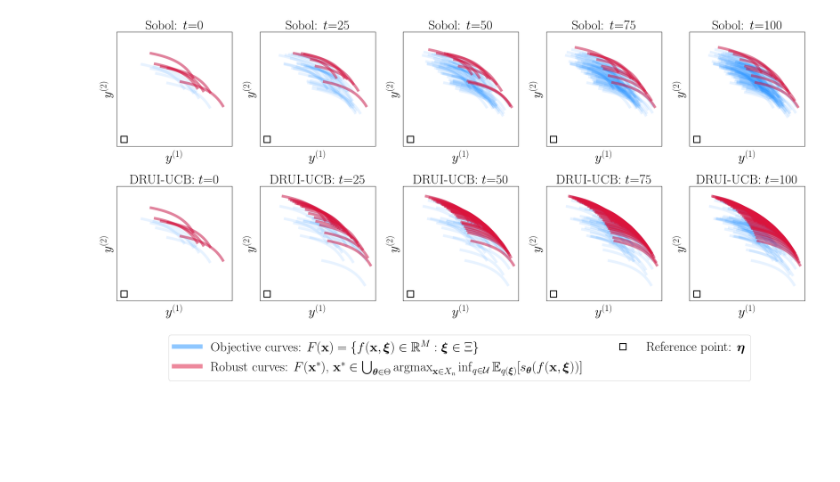
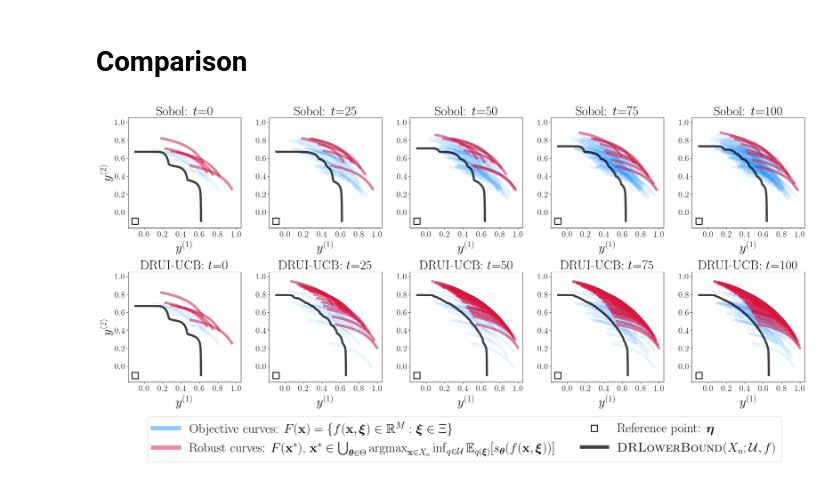
Before and after one commit to benmltu/scalarize, a Jupyter notebook: plot_experiments/robust/plot_robust_fronts_truss.ipynb, the cells around one changed output. Saved outputs shown, nothing was run; the diff lists cells and outputs as text; code cells hidden in the pictures; blank space fills up the shorter version.

Commit message:
Update robust plots

```diff
--- a/plot_experiments/robust/plot_robust_fronts_truss.ipynb
+++ b/plot_experiments/robust/plot_robust_fronts_truss.ipynb
@@ -74,6 +82,7 @@ set_utility = get_robust_set_utility(
 def get_objective_values(label, iteration_list=iteration_list, seed=1):
     all_Ys = {}
     best_Ys = {}
+    best_lengths = {}
 
     for i in iteration_list:
         set_utility = get_robust_set_utility(
@@ -106,12 +115,16 @@ def get_objective_values(label, iteration_list=iteration_list, seed=1):
         Y_decision = set_utility.eval_problem(set_utility.input_transform(Z_decision))
         nYs, _ = set_utility.outcome_transform(Y_decision)
 
+        M = unit_vectors.shape[-1]
+        constant = pi ** (1 / 2) / (2 * gamma(M / 2 + 1) ** (1 / M))
+
         all_Ys[i] = nYs
         best_Ys[i] = nYs_best
+        best_lengths[i] = torch.pow(set_utility.best_values, 1 / M) / constant
 
-    return all_Ys, best_Ys
+    return all_Ys, best_Ys, best_lengths
 # %%
-def plot_robust_front(Y, pY):
+def plot_robust_front(Y, pY, lengths):
     n = int(len(Y) / num_perturbations)
     for i in range(n):
         A = Y[i * num_perturbations : (i + 1) * num_perturbations]
@@ -124,3 +137,8 @@ def plot_robust_front(Y, pY):
         A = A[A[:, 0].sort().indices, :]
 
         plt.plot(A[:, 0], A[:, 1], linewidth=6, color="crimson", alpha=0.5)
+
+    dr_pareto_front = nadir + lengths[indices].unsqueeze(-1) * unit_vectors
+    plt.plot(
+        dr_pareto_front[:, 0], dr_pareto_front[:, 1], color="k", linewidth=5, alpha=0.75
+    )
@@ -127,14 +212,19 @@ def plot_robust_front(Y, pY):
+# %% [markdown]
+# Comparison
 # %%
-sobol_Ys, sobol_best_Ys = get_objective_values("sobol")
-drui_ucb_Ys, drui_ucb_best_Ys = get_objective_values("robust-eui-ucb")
+sobol_Ys, sobol_best_Ys, sobol_best_lengths = get_objective_values("sobol")
+drui_ucb_Ys, drui_ucb_best_Ys, drui_best_lengths = get_objective_values(
+    "robust-eui-ucb"
+)
 # %%
 fig, axes = plt.subplots(2, 5, figsize=(28, 11))
 plt.subplots_adjust(
-    left=None, bottom=None, right=None, top=None, wspace=0.24, hspace=0.35
+    left=None, bottom=None, right=None, top=None, wspace=0.25, hspace=0.4
 )
 
 all_Ys = [sobol_Ys, drui_ucb_Ys]
 best_Ys = [sobol_best_Ys, drui_ucb_best_Ys]
+best_lengths = [sobol_best_lengths, drui_best_lengths]
 labels = ["Sobol", "DRUI-UCB"]
 
 for j in range(2):
@@ -144,13 +234,13 @@ for j in range(2):
 
         Y = all_Ys[j][n]
         pY = best_Ys[j][n]
-        plot_robust_front(Y, pY)
+        lengths = best_lengths[j][n]
+        plot_robust_front(Y, pY, lengths)
 
-        plt.yticks([])
-        plt.xticks([])
+        plt.yticks(fontsize=20)
+        plt.xticks(fontsize=20)
         plt.title(rf"{labels[j]}: $t$={n}", fontsize=30)
         plt.xlabel(r"$y^{(1)}$", fontsize=30)
-        plt.ylabel(r"$y^{(2)}$", fontsize=30)
         plt.xlim(-0.175, 1.05)
         plt.ylim(-0.175, 1.05)
         plt.scatter(
@@ -162,38 +252,45 @@ for j in range(2):
             linewidth=2,
             edgecolor="k",
         )
+        if i == 0:
+            plt.ylabel(r"$y^{(2)}$", fontsize=30)
 
 
 blue_line = mlines.Line2D(
     [], [], color="dodgerblue", linestyle="-", linewidth=10, alpha=0.5
 )
 red_line = mlines.Line2D(
     [], [], color="crimson", linestyle="-", linewidth=10, alpha=0.5
 )
+black_line = mlines.Line2D(
+    [], [], color="black", linestyle="-", linewidth=8, alpha=0.75
+)
+
 white_square = mlines.Line2D(
     [],
     [],
     color="w",
     marker="s",
     linestyle="None",
     markersize=15,
     markeredgecolor="k",
     markeredgewidth=2,
 )
 
 labels = [
     r"Objective curves: $F(\mathbf{x}) = \{f(\mathbf{x}, \boldsymbol{\xi}) \in \mathbb{R}^M: \boldsymbol{\xi} \in \Xi\}$",
     r"Robust curves: $F(\mathbf{x}^*)$, $\mathbf{x}^* \in \bigcup_{\boldsymbol{\theta} \in \Theta} \text{argmax}_{\mathbf{x} \in X_n} \inf_{q \in \mathcal{U}} \mathbb{E}_{q(\boldsymbol{\xi})}[s_{\boldsymbol{\theta}}(f(\mathbf{x}, \boldsymbol{\xi}))] $",
     r"Reference point: $\boldsymbol{\eta}$",
+    r"$\textsc{DRLowerBound}(X_n; \mathcal{U}, f)$",
 ]
-handles = [blue_line, red_line, white_square]
+handles = [blue_line, red_line, white_square, black_line]
 axes[1, 0].legend(
     labels=labels,
     handles=handles,
-    loc=(0.45, -0.7),
+    loc=(0.175, -0.725),
     ncol=2,
     fontsize=30,
 )
 plt.show()
 # %% [output]
-[figure, old version]
+[figure, new version]
```
Also changed, not shown: parts of 4 cells of this notebook, 4 other files.
